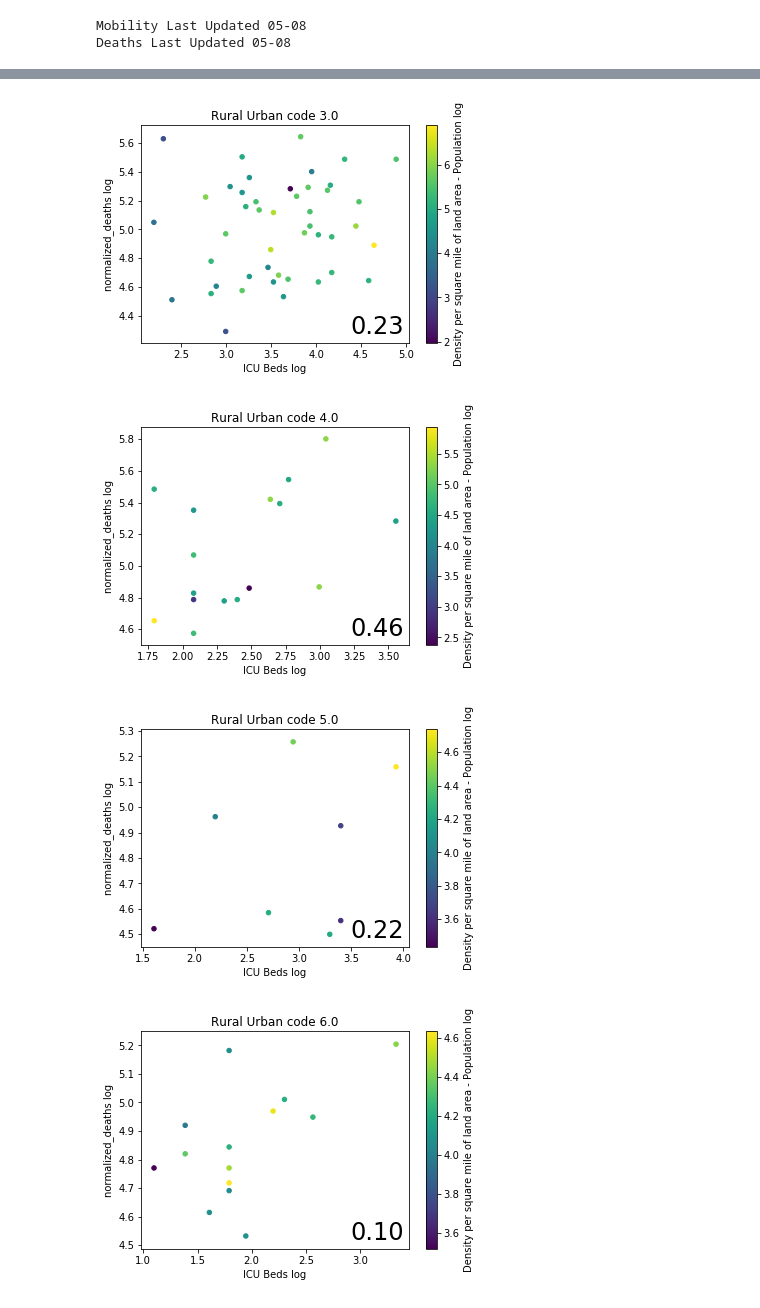
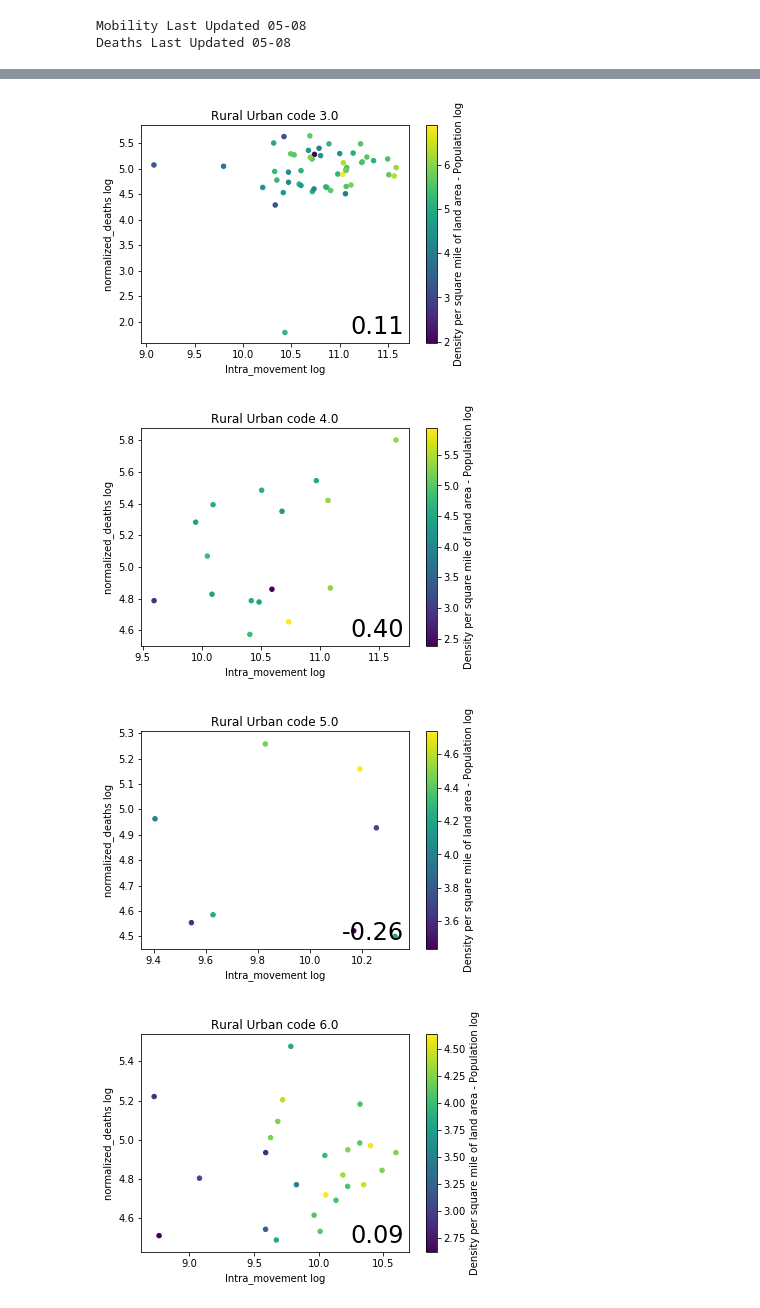
Before and after one commit to jhu-covid-optimization/covid-drivers, a Jupyter notebook: notebooks/06-rp-hospital_analysis.ipynb, the cells around one changed output, grey strips where cells are left out. Cells and saved outputs as stored; diff of their text form; code cells hidden in the pictures.

Commit message:
mobility

```diff
--- a/notebooks/06-rp-hospital_analysis.ipynb
+++ b/notebooks/06-rp-hospital_analysis.ipynb
@@ -34,6 +37,8 @@ mobility_ts, mobility_ts_date = load_google_mobility_time_series()
 
 m50,_ = load_descartes_m50()
 
+od_mobility = load_od_baseline()
+
 print(f'Mobility Last Updated {mobility_ts_date}')
 print(f'Deaths Last Updated {deaths_date}')
 # %% [output]
@@ -73,3 +78,5 @@ cum_deaths = deaths_df[['FIPS', 'cum_deaths']]
 cum_deaths = pd.merge(cum_deaths, counties[['FIPS','Total Hospitals (2019)', 'ICU Beds']], on='FIPS')
 cum_deaths = pd.merge(cum_deaths, m50[['FIPS', '03-01']], on='FIPS')
 cum_deaths.rename(columns={'03-01':'m50'}, inplace=True)
+cum_deaths = pd.merge(cum_deaths, od_mobility, on='FIPS')
+cum_deaths['Intra_movement'] = cum_deaths['Total_movement'] - cum_deaths['Inter_movement']
@@ -115,5 +115,5 @@ cum_deaths['normalized_deaths'] = cum_deaths.apply(
     )
 cum_deaths['percent_age65plus'] = cum_deaths.apply(lambda row: row['Total_age65plus'] / row['POP_ESTIMATE_2018'], axis=1)
 # %%
-log_cols = ['normalized_deaths', 'Total Hospitals (2019)', 'm50', 'ICU Beds']
+log_cols = ['normalized_deaths', 'Total Hospitals (2019)', 'm50', 'ICU Beds', 'Total_movement', 'Inter_movement', 'Intra_movement','Density per square mile of land area - Population']
 cum_deaths[[lc + ' log' for lc in log_cols]] = cum_deaths[log_cols].transform('log')
@@ -125,0 +120,8 @@ cum_deaths.plot.scatter(x='ICU Beds log', y='normalized_deaths log',c='m50 log',
+# %%
+x = 'Total_movement log'
+y = 'normalized_deaths log'
+c = 'Density per square mile of land area - Population log'
+fig, ax = plt.subplots()
+cum_deaths.plot.scatter(x=x, y=y,c=c,colormap='viridis', ax=ax)
+corr = spearmanr(temp[x], temp[y]).correlation
+ax.text(0.98,0.02, f'{corr:.2f}',size=24, horizontalalignment='right', verticalalignment='bottom', transform = ax.transAxes)
@@ -139,18 +144,17 @@ for i in np.unique(cum_deaths['Rural-urban_Continuum Code_2013']):
     temp['normalized_deaths'] = temp.apply(
     lambda row: normalize(row, {
             'POP_ESTIMATE_2018' : -1,
-            'Density per square mile of land area - Population': -1,
+            'Density per square mile of land area - Population': 0,
             'Rural-urban_Continuum Code_2013': 0,
             'Total_age65plus': 0,
         }), axis=1
     )
 
-    log_cols = ['normalized_deaths', 'Total Hospitals (2019)', 'm50', 'ICU Beds',
-        'Density per square mile of land area - Population']
+    log_cols = ['normalized_deaths', 'Total Hospitals (2019)', 'm50', 'ICU Beds', 'Total_movement', 'Inter_movement', 'Intra_movement','Density per square mile of land area - Population']
     temp[[lc + ' log' for lc in log_cols]] = temp[log_cols].transform('log')
 
     fig, ax = plt.subplots()
-    x = 'ICU Beds log'
+    x = 'Intra_movement log'
     y = 'normalized_deaths log'
     c = 'Density per square mile of land area - Population log'
     temp.plot.scatter(x=x, y=y,c=c,colormap='viridis', ax=ax)
@@ -163,4 +167,4 @@ for i in np.unique(cum_deaths['Rural-urban_Continuum Code_2013']):
-[figure, old version]
+[figure, new version]
-[figure, old version]
+[figure, new version]
-[figure, old version]
+[figure, new version]
-[figure, old version]
+[figure, new version]
```
Also changed, not shown: parts of 10 cells of this notebook, 4 other files.
